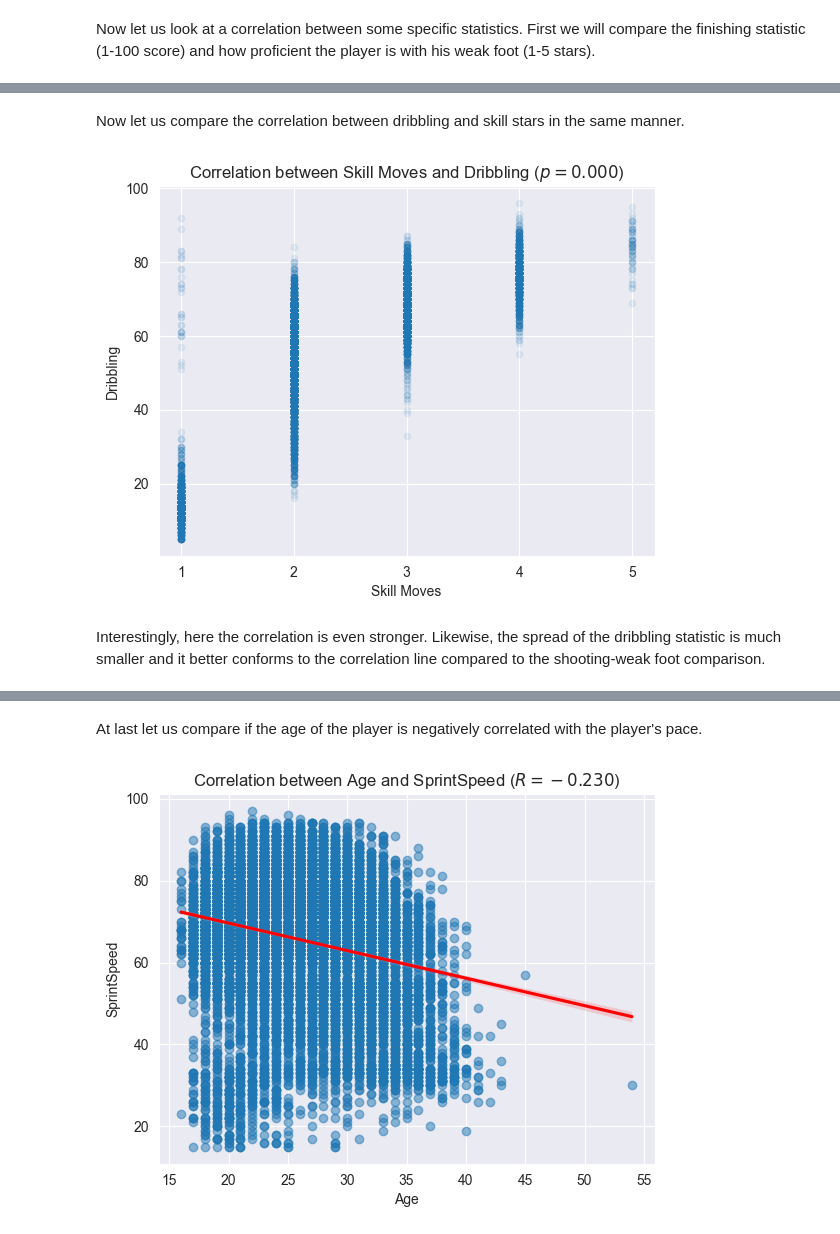
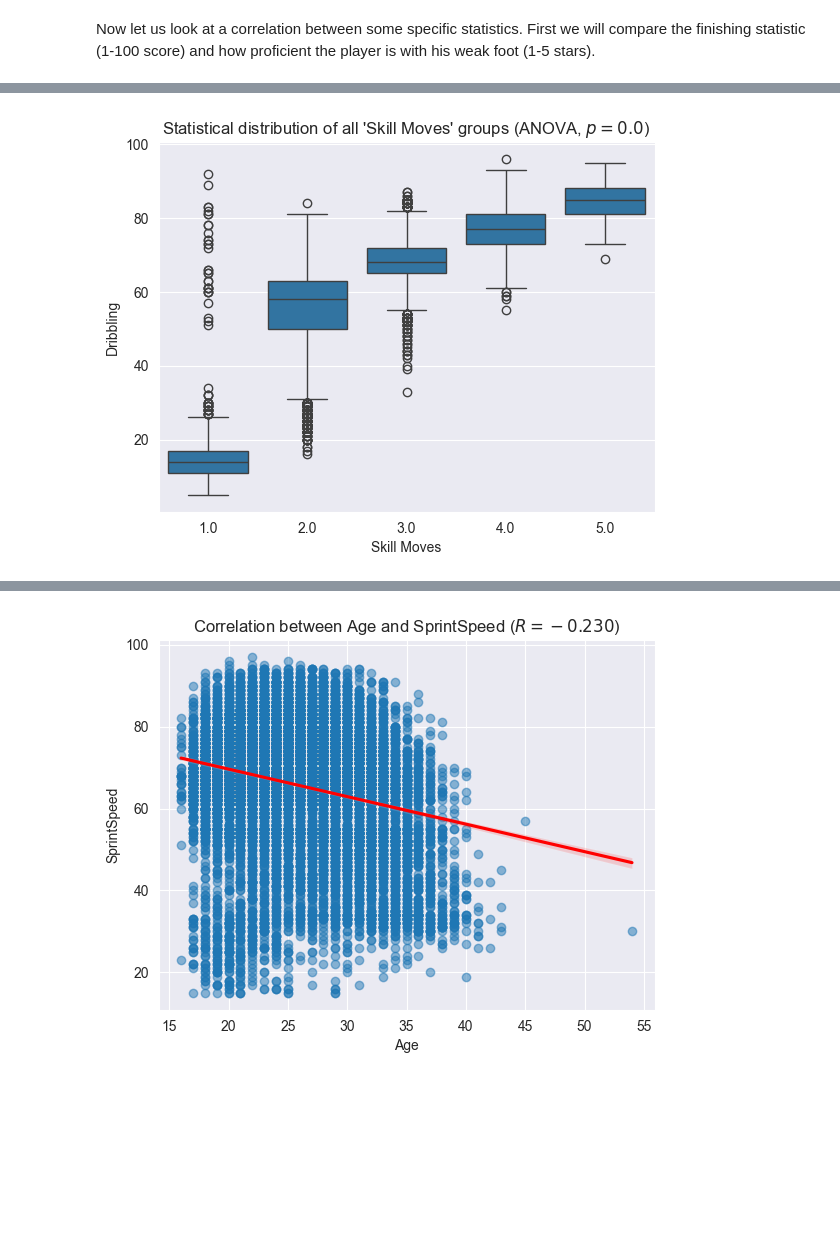
Before and after one commit to zurfil/DataSciencePortfolio, a Jupyter notebook: FIFA/main.ipynb, the cells around one changed output, grey strips where cells are left out. Cells and saved outputs as stored; diff of their text form; code cells hidden in the pictures; blank space fills up the shorter version.

```diff
--- a/FIFA/main.ipynb
+++ b/FIFA/main.ipynb
@@ -190,25 +192,19 @@ group1 group2 meandiff p-adj  lower   upper  reject
    3.0    5.0  10.8485   0.0  8.0416 13.6553   True
    4.0    5.0  -0.3298 0.998 -3.2415   2.582  False
 ---------------------------------------------------
-# %% [markdown]
-Now let us compare the correlation between dribbling and skill stars in the same manner.
 # %%
-plt.scatter(data["Skill Moves"], data["Dribbling"], s=20, alpha=0.08)
+sns.boxplot(x="Skill Moves", y="Dribbling", data=data)
 plt.xlabel("Skill Moves")
-plt.xticks(data["Skill Moves"].unique())
 plt.ylabel("Dribbling")
 
 groups = data["Skill Moves"].unique()
 grouped_data = [data[data["Skill Moves"] == group]["Dribbling"] for group in groups]
 F, p = stats.kruskal(*grouped_data)
 
-plt.title(f"Correlation between Skill Moves and Dribbling ($p = {p:.3f}$)")
+plt.title(f"Statistical distribution of all 'Skill Moves' groups (ANOVA, $p = {p}$)")
 plt.show();
 # %% [output]
-[figure, old version]
+[figure, new version]
-# %% [markdown]
-Interestingly, here the correlation is even stronger. Likewise, the spread of the dribbling statistic is much smaller and it better conforms
-to the correlation line compared to the shooting-weak foot comparison.
 # %%
 pairwise_comparison = pairwise_tukeyhsd(data["Dribbling"], data["Skill Moves"])
 print(pairwise_comparison)
@@ -228,8 +224,6 @@ group1 group2 meandiff p-adj  lower   upper  reject
    3.0    5.0  15.5751   0.0 12.7174 18.4328   True
    4.0    5.0   7.4832   0.0   4.573 10.3935   True
 ---------------------------------------------------
-# %% [markdown]
-At last let us compare if the age of the player is negatively correlated with the player's pace.
 # %%
 sns.regplot(x="Age", y="SprintSpeed", data=data, scatter_kws={'alpha':0.5}, line_kws={'color': 'red'})
 test = stats.pearsonr(data["SprintSpeed"], data["Age"])
```
Also changed, not shown: parts of 6 cells of this notebook.
